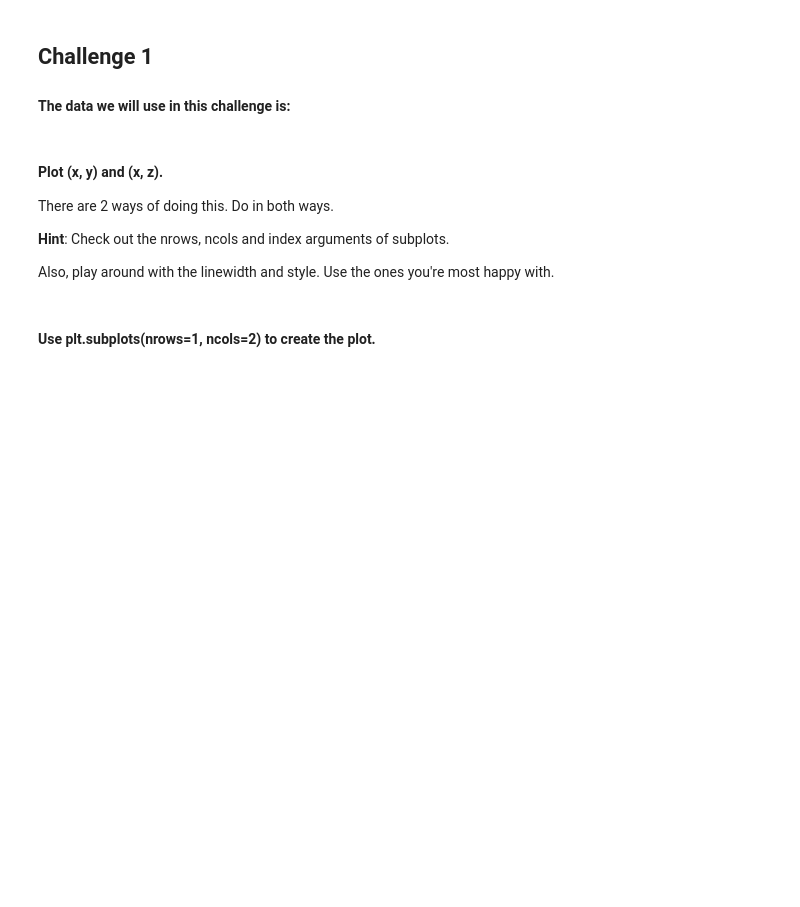
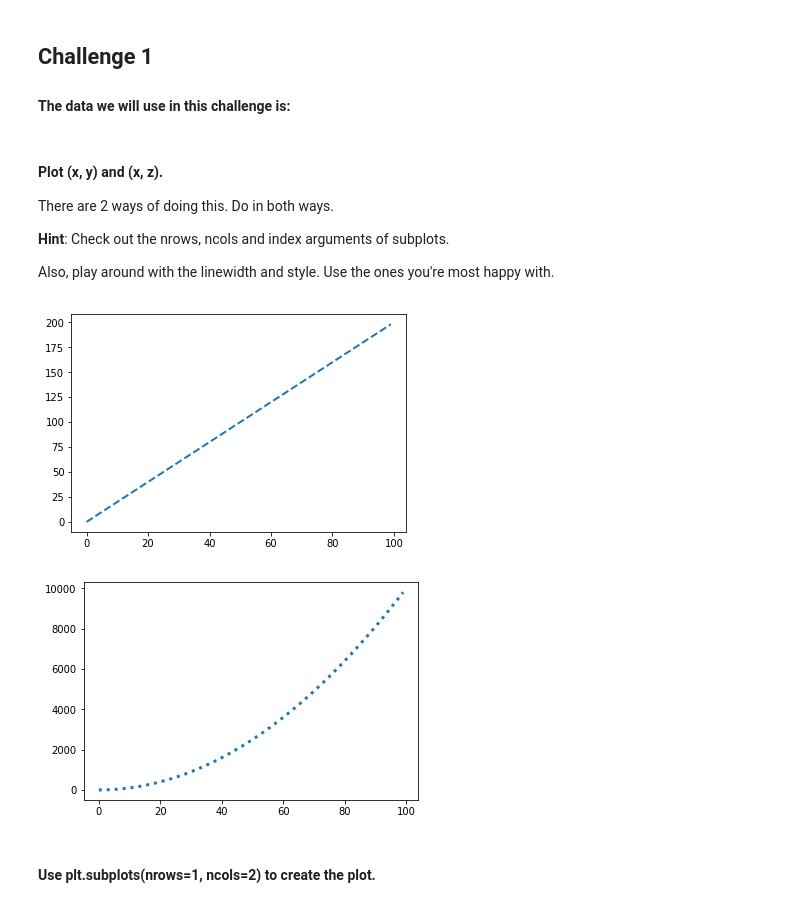
Before and after one commit to ta-datapt-bcn/lab-matplotlib-seaborn, a Jupyter notebook: your-code/main.ipynb, the cells around one changed output. Saved outputs shown, nothing was run; the diff lists cells and outputs as text; code cells hidden in the pictures; blank space fills up the shorter version.

```diff
--- a/your-code/main.ipynb
+++ b/your-code/main.ipynb
@@ -28,2 +30,13 @@ Also, play around with the linewidth and style. Use the ones you're most happy w
+# %%
+# Method 1
+
+plt.plot(x,y, linewidth=2, linestyle='--')
+plt.show()
+
+plt.plot(x,z, linewidth=3, linestyle= ':')
+plt.show()
+# %% [output]
+[figure, added]
+[figure, added]
 # %% [markdown]
 #### Use plt.subplots(nrows=1, ncols=2) to create the plot.
```
Also changed, not shown: parts of 52 cells of this notebook, 2 other files.
